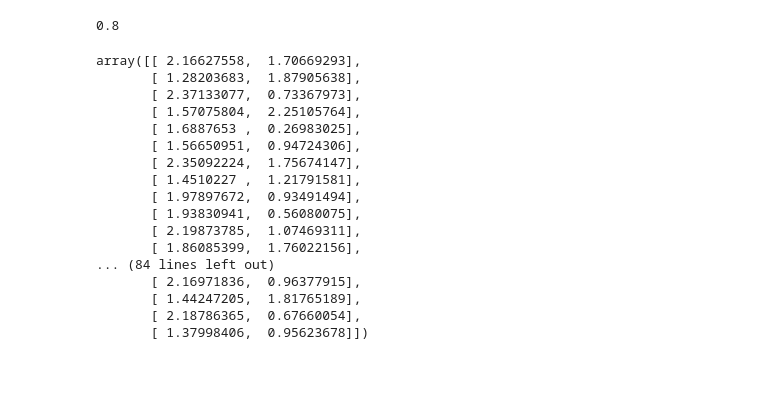
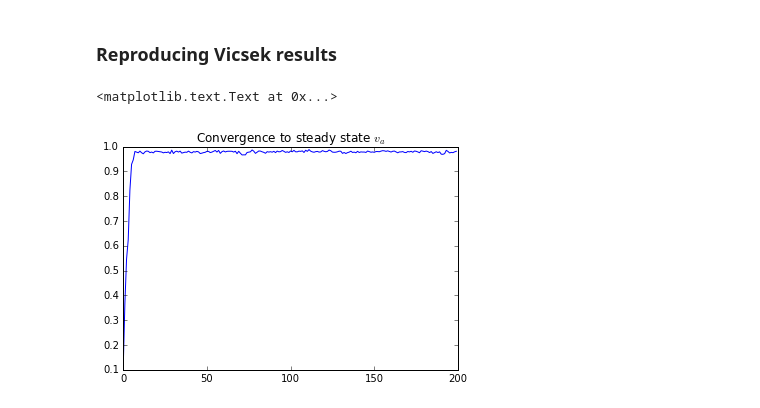
Before and after one commit to chargus/active, a Jupyter notebook: active.ipynb, the cells around one changed output. Cells and saved outputs as stored; diff of their text form; code cells hidden in the pictures; blank space fills up the shorter version.

```diff
--- a/active.ipynb
+++ b/active.ipynb
@@ -8,13 +13,12 @@ import monad
 # %%
 # Simulation settings
-n = 20
-eta = 0.1
-vel = 0.01
+n = 40
+rho = 4.
+eta = .5
+vel = 0.03
 rcut=.1
-L = 1.0
-nframes = 200
+nframes = 500
 nlog = 1
-np.random.seed(0)
+np.random.seed(100)
 # %%
-init_pos, init_thetas = active.initialize(n)
-ptraj, ttraj = active.run(init_pos, init_thetas, eta, vel, L, nframes, nlog=nlog, rcut=rcut)
+ptraj, ttraj = active.run(n, rho, eta, vel, rcut, nframes, nlog)
@@ -69,24 +51,22 @@ NameError: name 'rcut' is not defined
-# %%
--1.2%1.0
-# %% [output]
-0.8
-# %%
-ptraj[3]
-# %% [output]
-array([[ 2.16627558,  1.70669293],
-       [ 1.28203683,  1.87905638],
-       [ 2.37133077,  0.73367973],
-       [ 1.57075804,  2.25105764],
-       [ 1.6887653 ,  0.26983025],
-       [ 1.56650951,  0.94724306],
-       [ 2.35092224,  1.75674147],
-       [ 1.4510227 ,  1.21791581],
-       [ 1.97897672,  0.93491494],
-       [ 1.93830941,  0.56080075],
-       [ 2.19873785,  1.07469311],
-       [ 1.86085399,  1.76022156],
-... (84 lines left out)
-       [ 2.16971836,  0.96377915],
-       [ 1.44247205,  1.81765189],
-       [ 2.18786365,  0.67660054],
-       [ 1.37998406,  0.95623678]])
+# %% [markdown]
+### Reproducing Vicsek results
+# %%
+# Simulation settings
+rho = 4.
+vel = 0.1
+# L = np.sqrt(n/rho)
+# rcut= L / 3
+rcut = 1
+nlog = 1
+np.random.seed(0)
+# %%
+eta = 0.7
+nframes = 200
+n = 40
+ptraj, ttraj = active.run(n, rho, eta, vel, rcut, nframes, nlog)
+# %%
+plt.plot(active.va_traj(ttraj))
+plt.title('Convergence to steady state $v_a$')
+# %% [output]
+<matplotlib.text.Text at 0x...>
+[figure, added]
```
Also changed, not shown: parts of 35 cells of this notebook, 1 other file.
